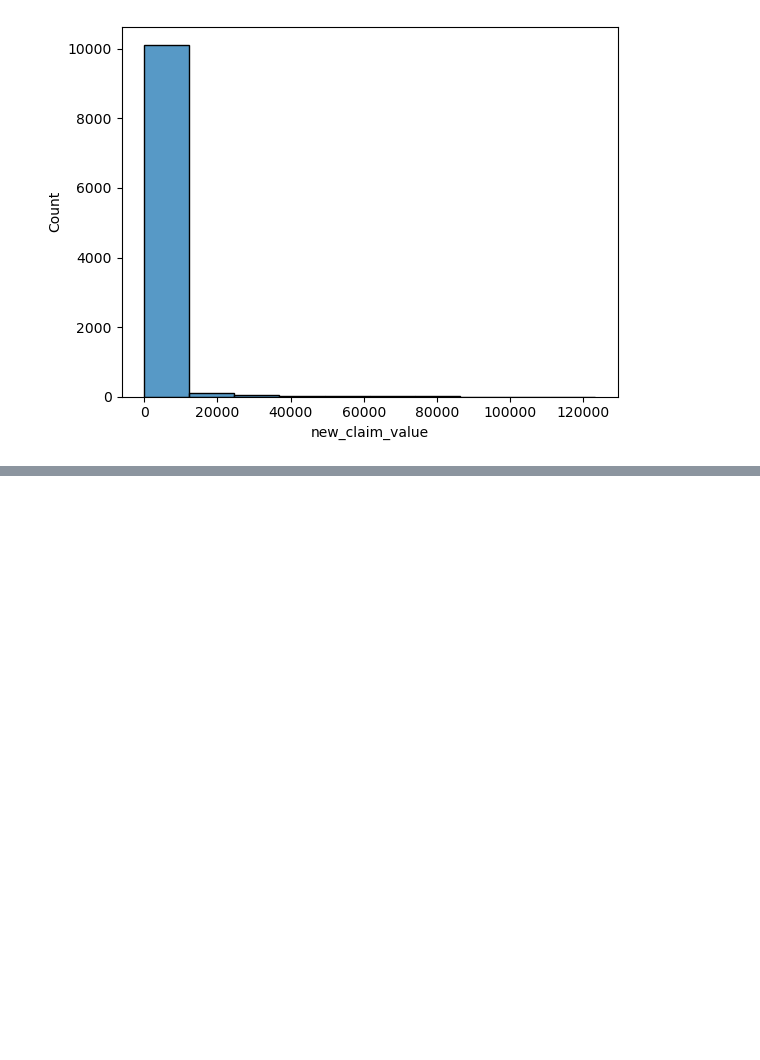
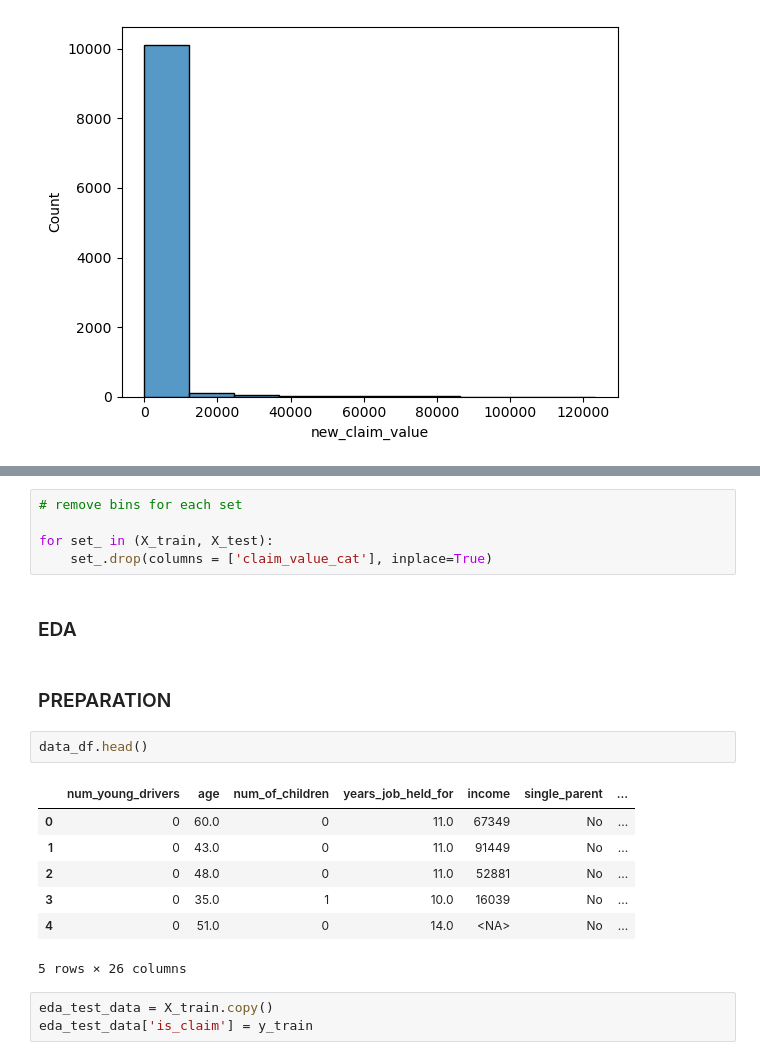
Before and after one commit to overduality/car_insurance, a Jupyter notebook: data_read.ipynb, the cells around one changed output, grey strips where cells are left out. Drawn from its saved outputs; the diff is of its cells as text; blank space fills up the shorter version.

Commit message:
EDA: preparation

```diff
--- a/data_read.ipynb
+++ b/data_read.ipynb
@@ -175,0 +197,22 @@ data_df['claim_value_cat'] = pd.cut(data_df['new_claim_value'], bins = bins, lab
+# %%
+# remove bins for each set
+
+for set_ in (X_train, X_test):
+    set_.drop(columns = ['claim_value_cat'], inplace=True)
+# %% [markdown]
+### EDA
+# %% [markdown]
+### PREPARATION
+# %%
+data_df.head()
+# %% [output]
+|  | num_young_drivers | age | num_of_children | years_job_held_for | income | single_parent | ... |
+| 0 | 0 | 60.0 | 0 | 11.0 | 67349 | No | ... |
+| 1 | 0 | 43.0 | 0 | 11.0 | 91449 | No | ... |
+| 2 | 0 | 48.0 | 0 | 11.0 | 52881 | No | ... |
+| 3 | 0 | 35.0 | 1 | 10.0 | 16039 | No | ... |
+| 4 | 0 | 51.0 | 0 | 14.0 | <NA> | No | ... |
+5 rows × 26 columns
+# %%
+eda_test_data = X_train.copy()
+eda_test_data['is_claim'] = y_train
```
Also changed, not shown: parts of 12 cells of this notebook.
